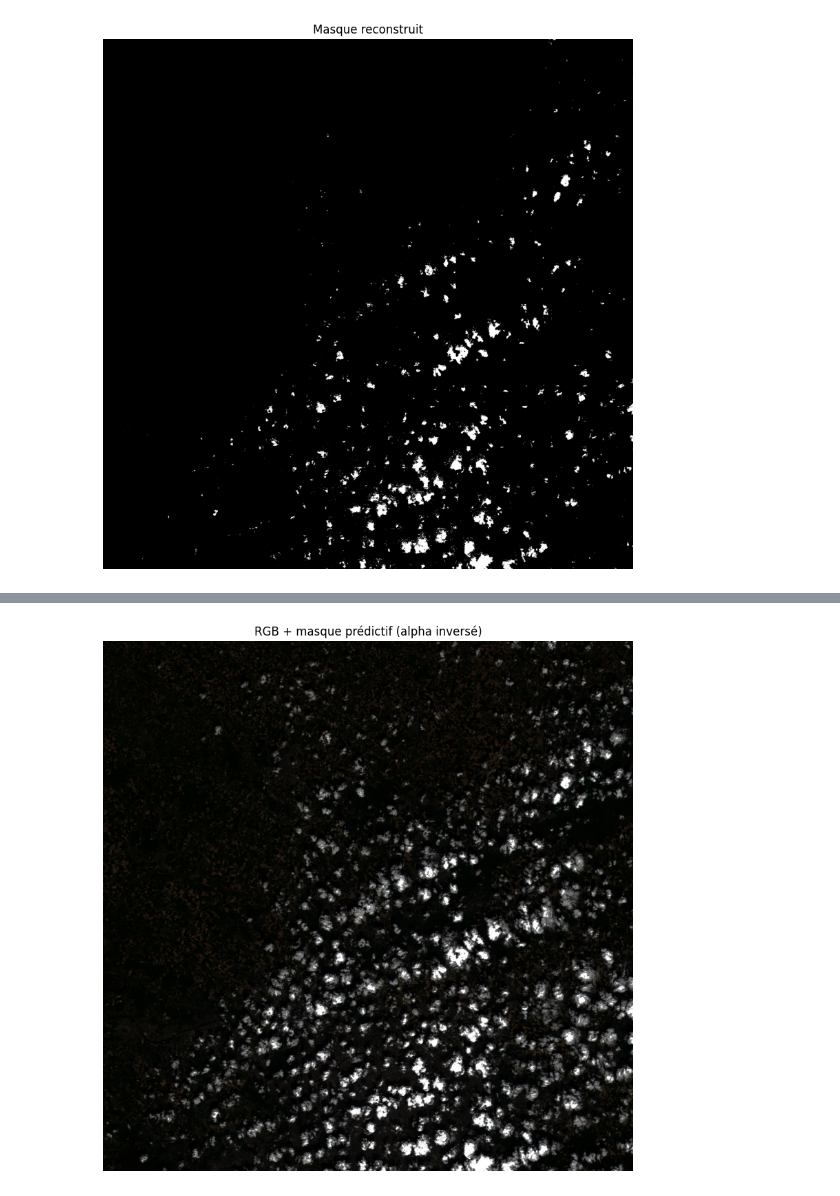
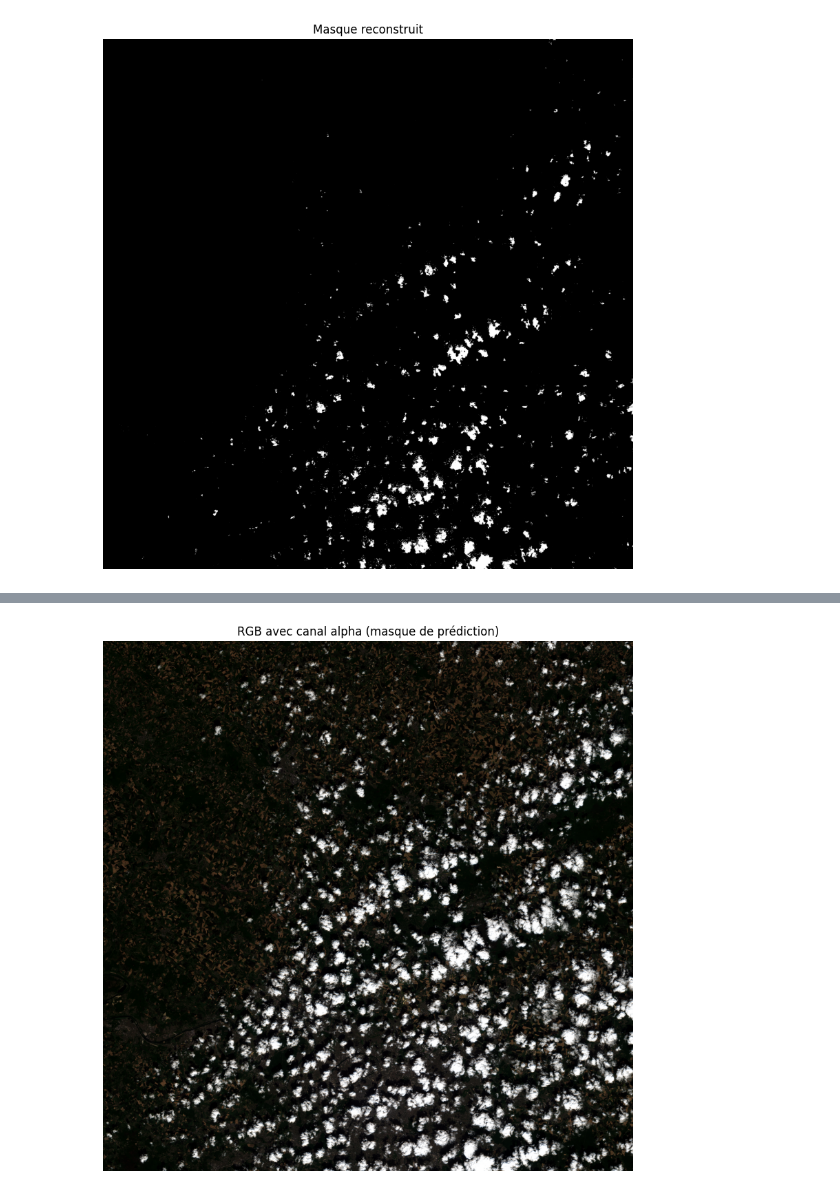
Before and after one commit to tristanGIANDO/satellite, a Jupyter notebook: satellite/exploration/inference.ipynb, the cells around one changed output, grey strips where cells are left out. Drawn from its saved outputs; the diff is of its cells as text; code cells hidden in the pictures.

```diff
--- a/satellite/exploration/inference.ipynb
+++ b/satellite/exploration/inference.ipynb
@@ -222,3 +222,7 @@ for idx, mask in masks.items():
     save_mask_as_png_pil(mask.numpy(), f"results/mask_image_{idx:03d}.png", threshold=0.5)
 # %% [output]
 [figure]
+# %%
+for idx, mask in masks.items():
+    show_prediction(mask.numpy(), threshold=0.1)
+    # save_mask_as_png_pil(mask.numpy(), f"results/mask_image_{idx:03d}.png", threshold=0.5)
@@ -241,43 +247,51 @@ def create_rgba_from_dataset(dataset, mask: np.ndarray, image_idx: int = 2) -> n
         with rasterio.open(rgb_paths[band]) as src:
             img = src.read(1).astype(np.float32) / 65535.0
             img = normalize_stretch(img)  # Normalisation pour étirer les valeurs
             channels.append(img)
 
     rgb = np.stack(channels, axis=-1)  # (H, W, 3)
     H_mask, W_mask = mask.shape
     rgb = rgb[:H_mask, :W_mask, :]  # crop pour correspondre au masque
 
     alpha = 1 - mask  # inverse du masque : +transparent si prédiction forte
     alpha = np.clip(alpha, 0.0, 1.0)
 
     rgba = np.concatenate([rgb, alpha[..., None]], axis=-1)  # (H, W, 4)
     return rgba
 
 
 def show_rgba_mask(rgb: np.ndarray, alpha: np.ndarray, threshold: float = 0.5):
     """
-    Affiche une image RGB avec alpha inversé comme masque en superposition.
-    Les zones prédictives (alpha faible) seront masquées.
+    Affiche une image RGB avec alpha comme canal de transparence.
+    Les zones prédictives (alpha faible) seront transparentes.
     """
     import matplotlib.pyplot as plt
 
+    # Normalisation RGB pour affichage
+    rgb_visu = ((rgb - rgb.min()) / (rgb.max() - rgb.min()) * 255).astype(np.uint8)
+    alpha_visu = (alpha >= threshold).astype(np.uint8) * 255  # 255=opaque, 0=transparent
+    # alpha_visu = 1 - alpha_visu  # Inverser pour que 0 soit opaque et 1 transparent
+    # Créer une image RGBA pour matplotlib
+    rgba_visu = np.dstack((rgb_visu, alpha_visu))
+
     plt.figure(figsize=(10, 10))
-    plt.imshow(rgb)
-
-    # On affiche le masque inverse : là où alpha est faible → masque blanc
-    mask = (alpha < threshold).astype(float)
-    plt.imshow(mask, cmap="gray", alpha=0.5)  # superposition semi-transparente
-
-    plt.title("RGB + masque prédictif (alpha inversé)")
+    plt.imshow(rgba_visu)
+    plt.title("RGB avec canal alpha (masque de prédiction)")
     plt.axis("off")
     plt.show()
 
 
 # Génération RGBA
-rgba = create_rgba_from_dataset(dataset, mask, image_idx=2)
+# Génération RGBA à partir du masque filtré
+rgba = create_rgba_from_dataset(dataset, masks[2].numpy(), image_idx=2)
 rgb = rgba[..., :3]
-alpha = rgba[..., 3]
+alpha = (rgba[..., 3] >= 0.1).astype(np.uint8)  # 0 or 1
+show_rgba_mask(rgb, alpha, threshold=0.5)
 
-show_rgba_mask(rgb, alpha, threshold=0.5)
+
+# save RGBA as PNg
+
+
+save_rgba_as_png(rgba, "results/rgba_image_002.png")
 # %% [output]
-[figure, old version]
+[figure, new version]
```
Also changed, not shown: parts of 12 cells of this notebook, 1 other file.
